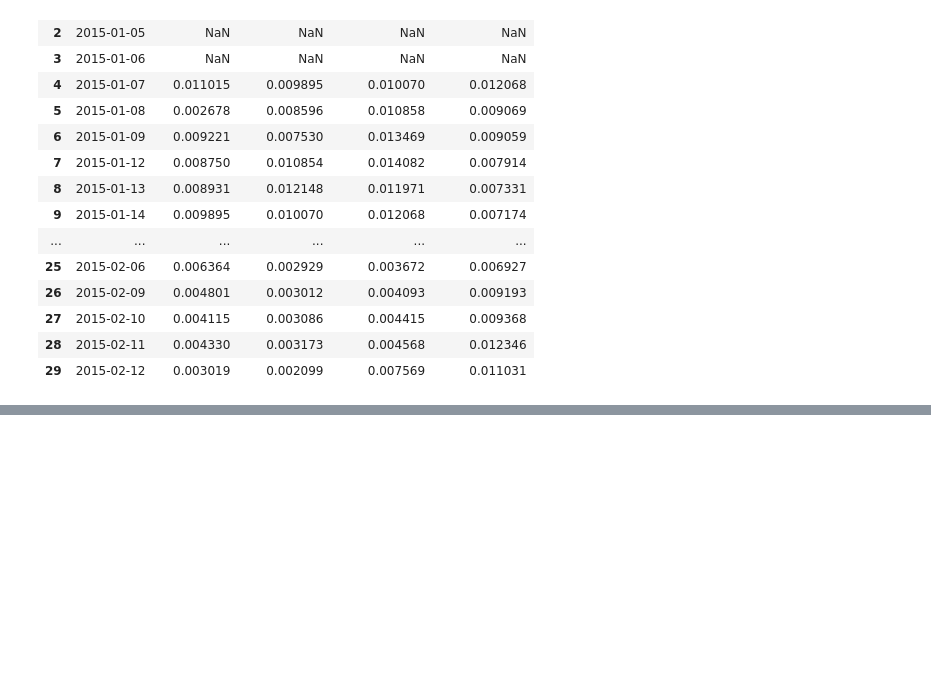
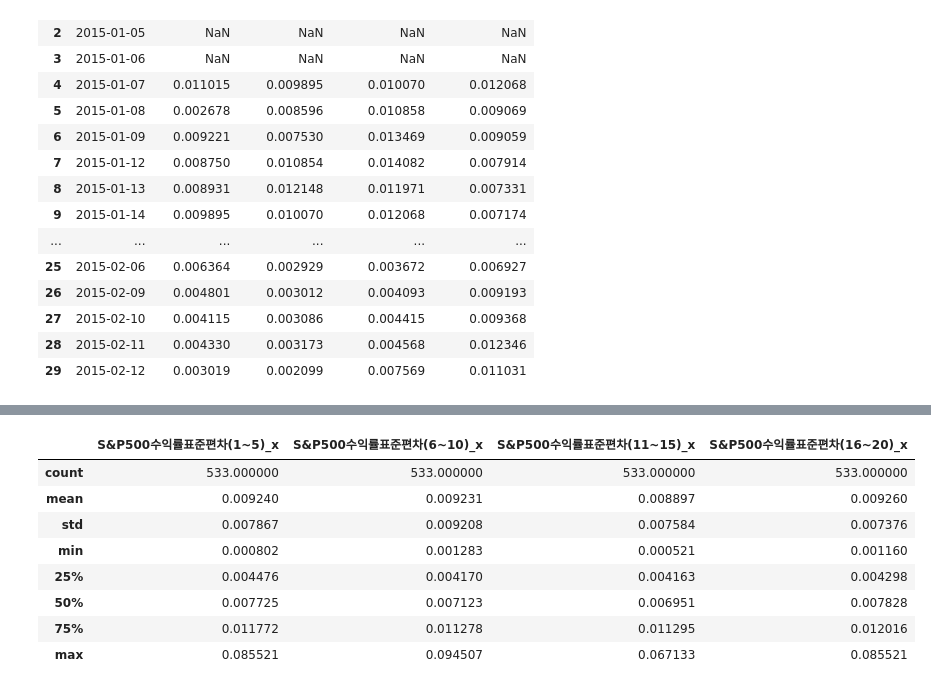
Before and after one commit to UbionProject1-IPO/Project1-2, a Jupyter notebook: notebook/수익률계산 copy 3.ipynb, the cells around one changed output, grey strips where cells are left out. Drawn from its saved outputs; the diff is of its cells as text; code cells hidden in the pictures; blank space fills up the shorter version.

```diff
--- a/notebook/수익률계산 copy 3.ipynb
+++ b/notebook/수익률계산 copy 3.ipynb
@@ -205,2 +217,14 @@ Index(['회사명', 'stock_code', '상장일', 'kospi200(-20)', 'nasdaq(-20)',
 # %%
 merged_full.to_csv('macro_data.csv', encoding='utf-8-sig', index=False)
+# %%
+merged_full[['S&P500수익률표준편차(1~5)_x', 'S&P500수익률표준편차(6~10)_x', 'S&P500수익률표준편차(11~15)_x', 'S&P500수익률표준편차(16~20)_x']].describe()
+# %% [output]
+|  | S&P500수익률표준편차(1~5)_x | S&P500수익률표준편차(6~10)_x | S&P500수익률표준편차(11~15)_x | S&P500수익률표준편차(16~20)_x |
+| count | 533.000000 | 533.000000 | 533.000000 | 533.000000 |
+| mean | 0.009240 | 0.009231 | 0.008897 | 0.009260 |
+| std | 0.007867 | 0.009208 | 0.007584 | 0.007376 |
+| min | 0.000802 | 0.001283 | 0.000521 | 0.001160 |
+| 25% | 0.004476 | 0.004170 | 0.004163 | 0.004298 |
+| 50% | 0.007725 | 0.007123 | 0.006951 | 0.007828 |
+| 75% | 0.011772 | 0.011278 | 0.011295 | 0.012016 |
+| max | 0.085521 | 0.094507 | 0.067133 | 0.085521 |
```
Also changed, not shown: parts of 7 cells of this notebook.
